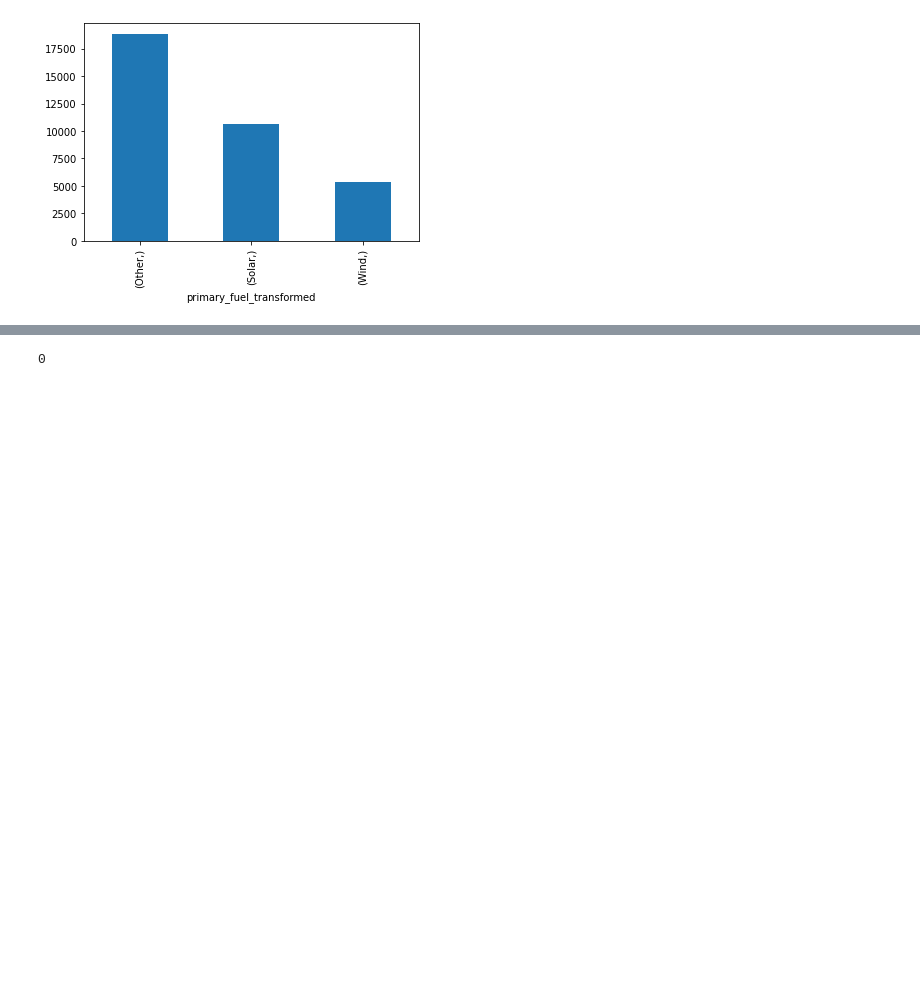
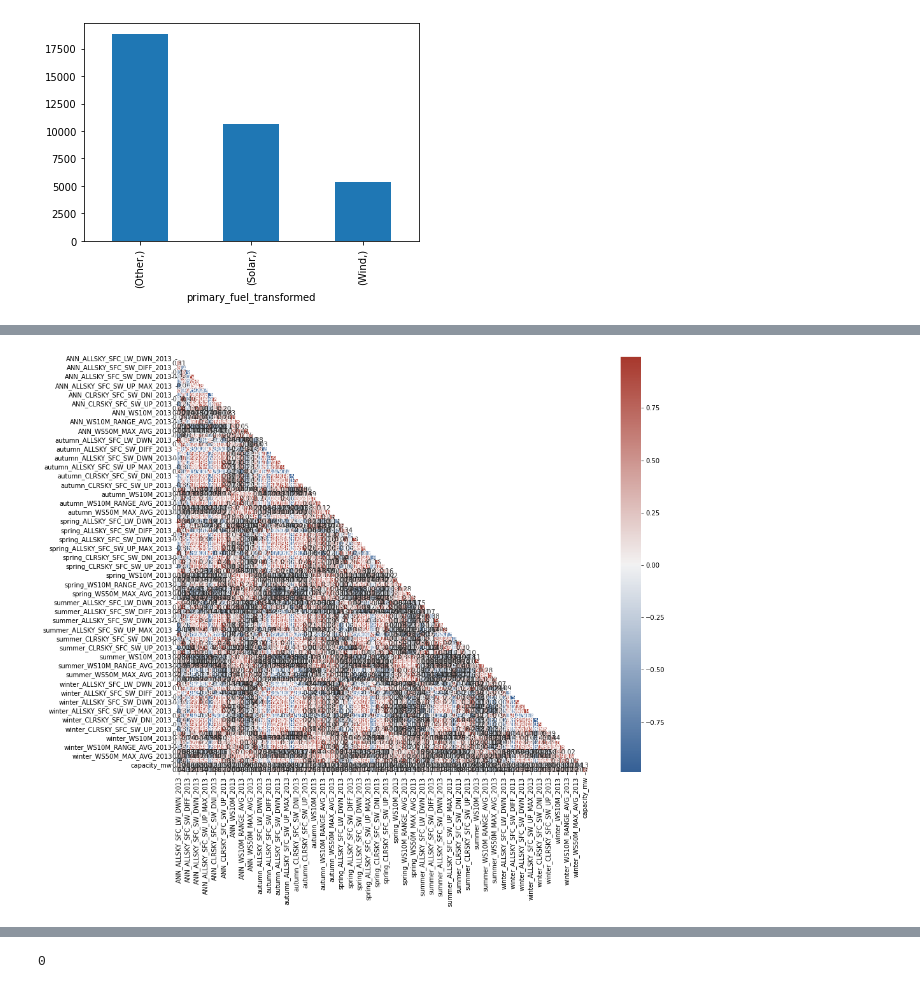
Before and after one commit to tomashbk/solar_wind_power_plants_prediction, a Jupyter notebook: notebooks/4-regressions.ipynb, the cells around one changed output, grey strips where cells are left out. Drawn from its saved outputs; the diff is of its cells as text; code cells hidden in the pictures; blank space fills up the shorter version.

```diff
--- a/notebooks/4-regressions.ipynb
+++ b/notebooks/4-regressions.ipynb
@@ -100 +108,5 @@ Index(['capacity_mw', 'mean_spring_ALLSKY_SFC_SW_DWN',
       dtype='object')
+# %%
+utils.correlation_matrix(df_solar_2)
+# %% [output]
+[figure, added]
```
Also changed, not shown: parts of 59 cells of this notebook.
